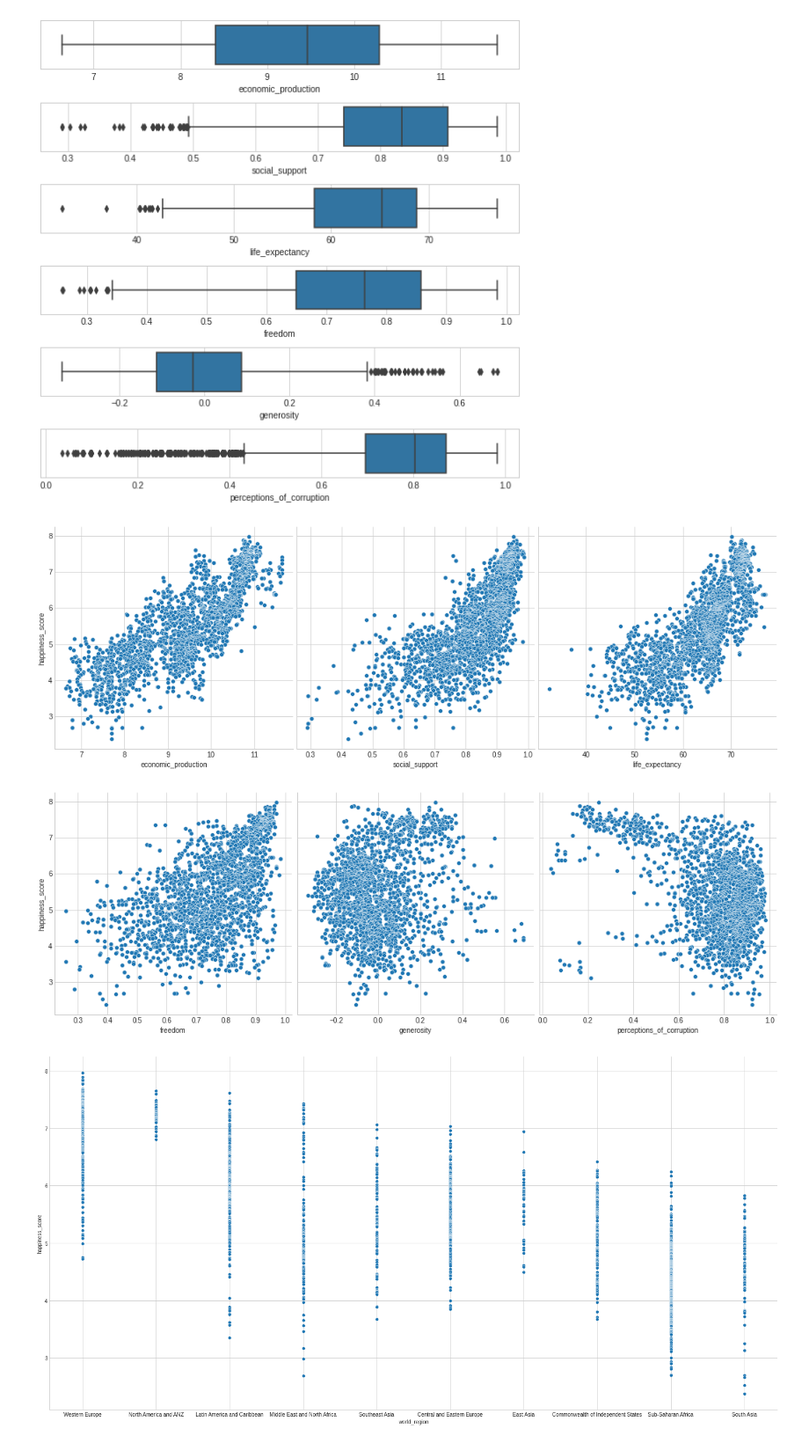
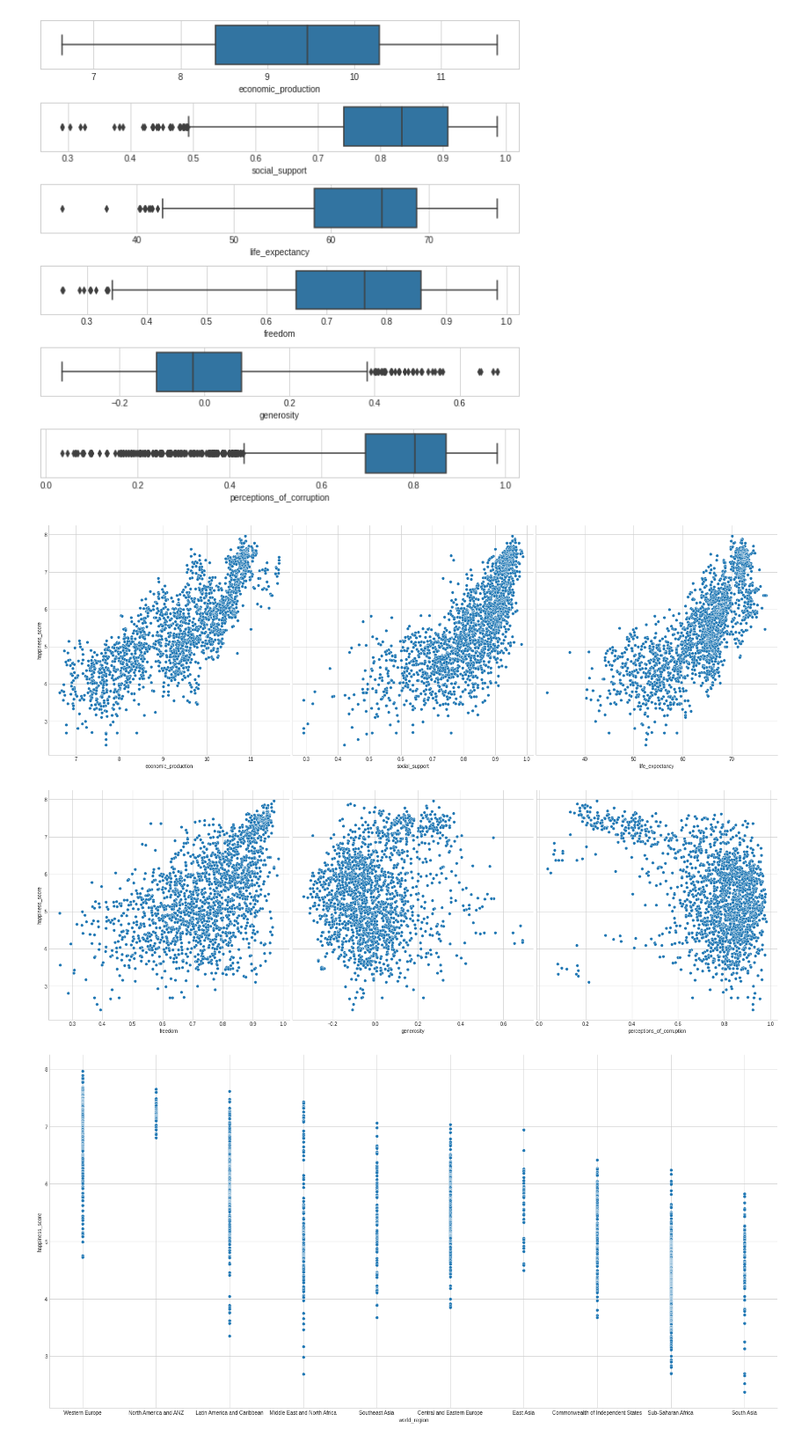
Before and after one commit to Wavelydavely/World_Happiness_Report, a Jupyter notebook: segment2final.ipynb, the cells around one changed output. Shown at 88% size. Saved outputs shown, nothing was run; the diff lists cells and outputs as text; code cells hidden in the pictures.

```diff
--- a/segment2final.ipynb
+++ b/segment2final.ipynb
@@ -155,16 +155,16 @@ plt.tight_layout()
 [figure]
 # %%
 sns.pairplot(happiness_df, x_vars=["economic_production", "social_support", "life_expectancy"],
-             y_vars="happiness_score", height=5, aspect=1, kind='scatter')
+             y_vars="happiness_score", height=7, aspect=1, kind='scatter')
 plt.show()
 # %% [output]
-[figure, old version]
+[figure, new version]
 # %%
 sns.pairplot(happiness_df, x_vars=["freedom", "generosity", "perceptions_of_corruption"],
-             y_vars="happiness_score", height=5, aspect=1, kind='scatter')
+             y_vars="happiness_score", height=7, aspect=1, kind='scatter')
 plt.show()
 # %% [output]
-[figure, old version]
+[figure, new version]
 # %%
 sns.pairplot(happiness_df, x_vars=["world_region"],
              y_vars="happiness_score", height=10, aspect=2, kind='scatter')
```
Also changed, not shown: parts of 1 cell of this notebook.
